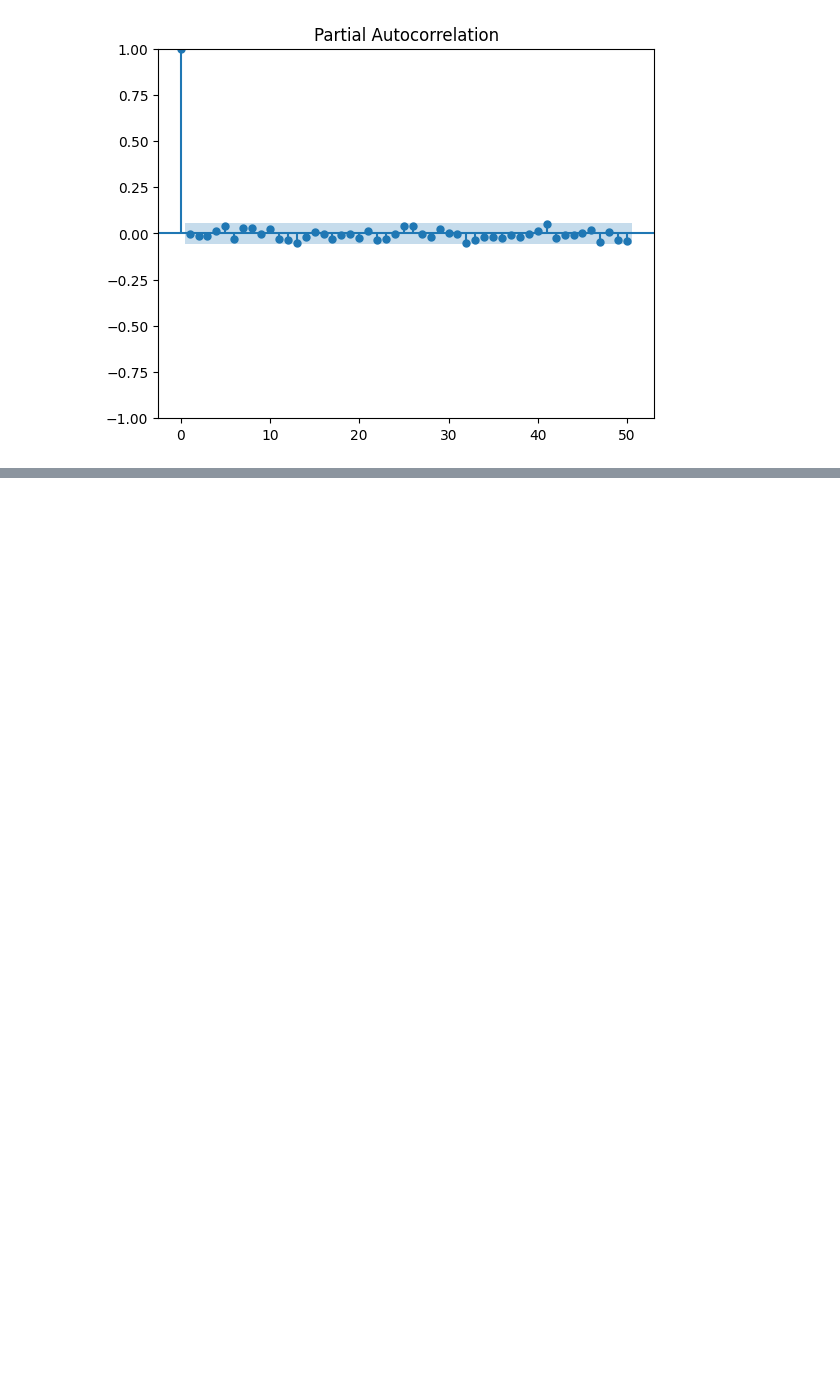
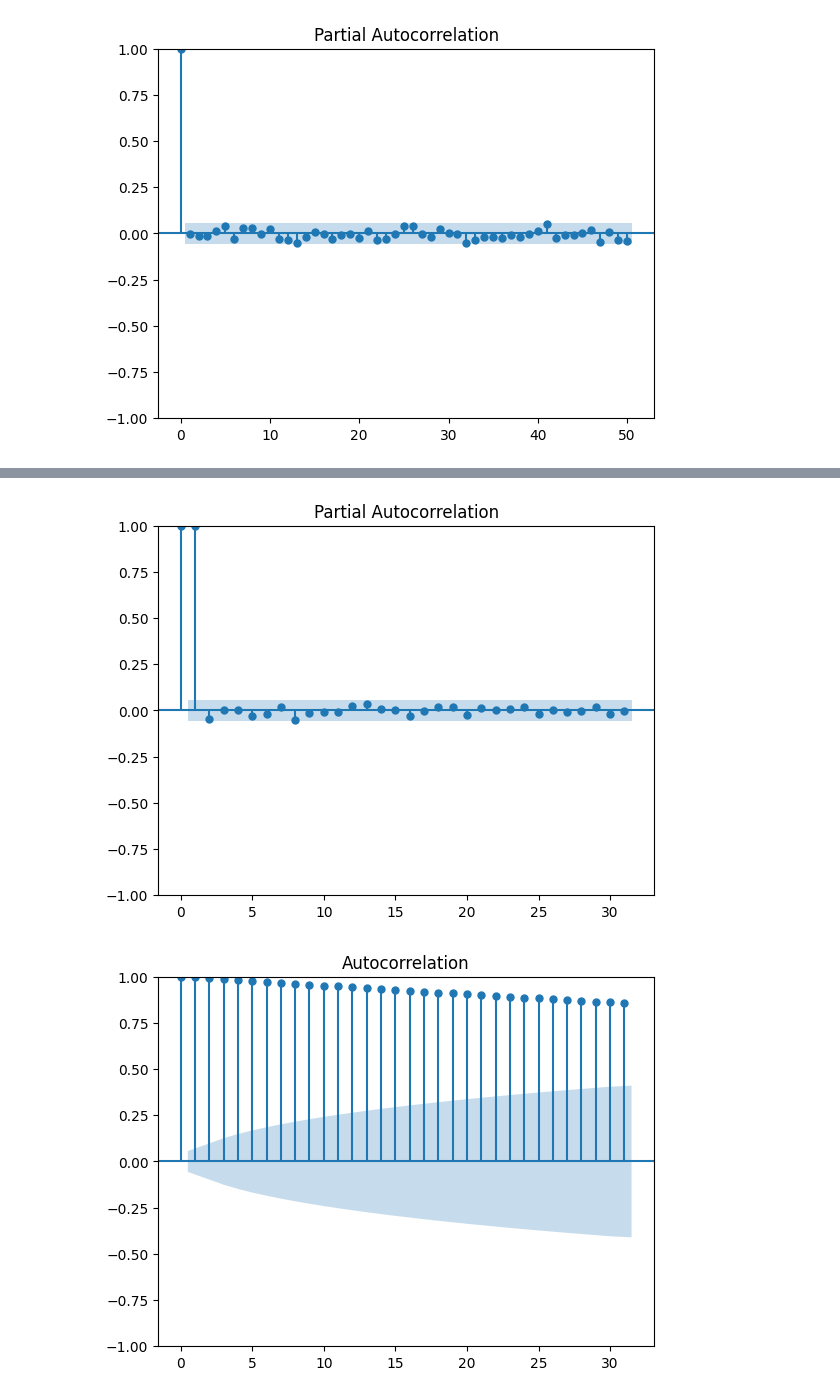
Before and after one commit to Atseiro/Prediction_BNP_Paribas_SA, a Jupyter notebook: projet.ipynb, the cells around one changed output, grey strips where cells are left out. Cells and saved outputs as stored; diff of their text form; code cells hidden in the pictures; blank space fills up the shorter version.

```diff
--- a/projet.ipynb
+++ b/projet.ipynb
@@ -478,0 +549,8 @@ Warnings:
+# %%
+from statsmodels.graphics.tsaplots import plot_acf, plot_pacf
+
+plot_acf(df_influence_train['BNP.PA'])
+plot_pacf(df_influence_train['BNP.PA'])
+# %% [output]
+[figure, added]
+[figure, added]
```
Also changed, not shown: parts of 16 cells of this notebook.
